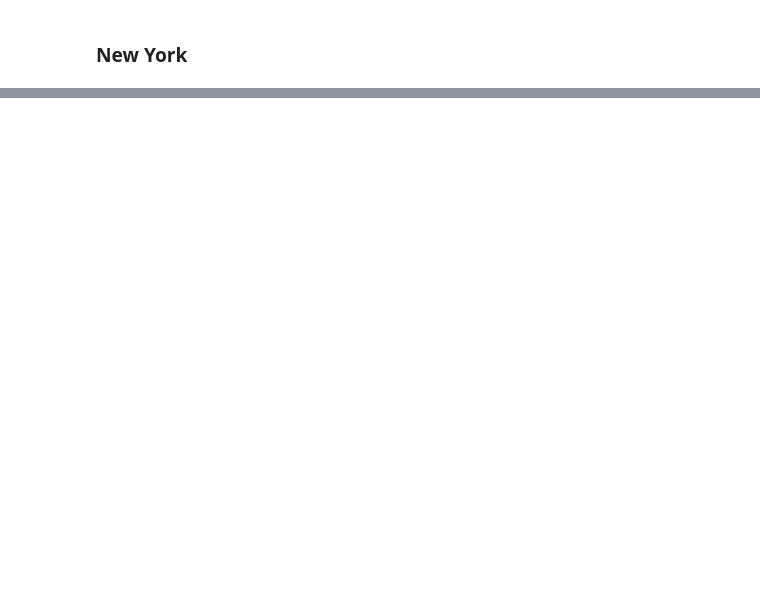
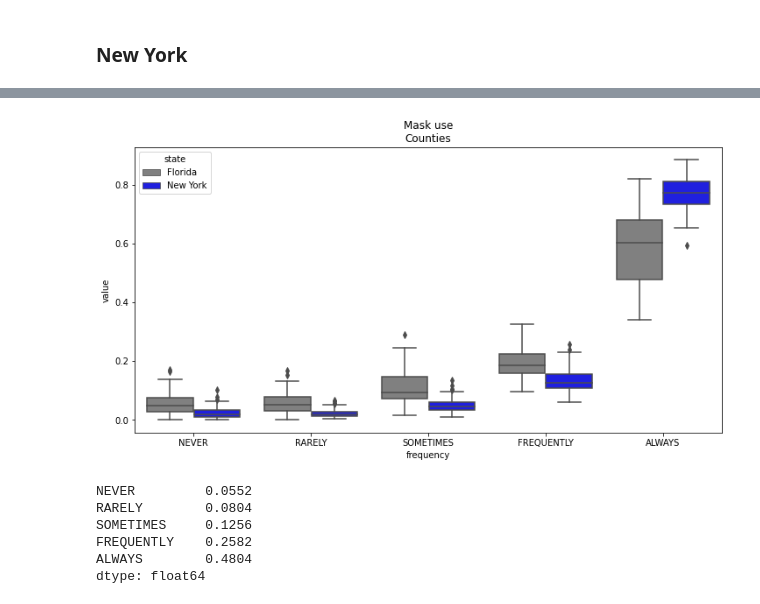
Before and after one commit to jcalvesoliveira/covid-us-state, a Jupyter notebook: notebooks/1.0-data-exploration.ipynb, the cells around one changed output, grey strips where cells are left out. Drawn from its saved outputs; the diff is of its cells as text; code cells hidden in the pictures; blank space fills up the shorter version.

```diff
--- a/notebooks/1.0-data-exploration.ipynb
+++ b/notebooks/1.0-data-exploration.ipynb
@@ -282,0 +308,5 @@ The data provide enough statistical evidence to say that, the proportion of covi
+# %%
+mask_use_df = pd.read_csv('../data/external/mask_use.csv', dtype={'COUNTYFP':str})
+mask_use_df['STATEFP'] = mask_use_df.COUNTYFP.str[:2]
+mask_use_df = mask_use_df.join(covid_df[['state','fips']].drop_duplicates().set_index('fips'), how='left', on='STATEFP')
+mask_use_df.head()
@@ -282,0 +320,3 @@ The data provide enough statistical evidence to say that, the proportion of covi
+# %%
+mask_use_df_melt = mask_use_df.melt(id_vars=["state", "STATEFP",'COUNTYFP'], var_name="frequency", value_name="value")
+mask_use_df_melt.head()
@@ -282,0 +330,17 @@ The data provide enough statistical evidence to say that, the proportion of covi
+# %%
+fig, ax = plt.subplots(figsize=(12, 6))
+ax.set(title="Mask use\nCounties")
+ax = sns.boxplot(x="frequency", y="value", hue="state",
+                 data=mask_use_df_melt[mask_use_df_melt.state.isin({'Florida', 'New York'})],
+                 dodge=True, ax = ax, palette=['gray','blue'])
+# %% [output]
+[figure, added]
+# %%
+mask_use_df.head().mean()[['NEVER','RARELY','SOMETIMES','FREQUENTLY','ALWAYS']]
+# %% [output]
+NEVER         0.0552
+RARELY        0.0804
+SOMETIMES     0.1256
+FREQUENTLY    0.2582
+ALWAYS        0.4804
+dtype: float64
```
Also changed, not shown: parts of 37 cells of this notebook, 36 other files.
